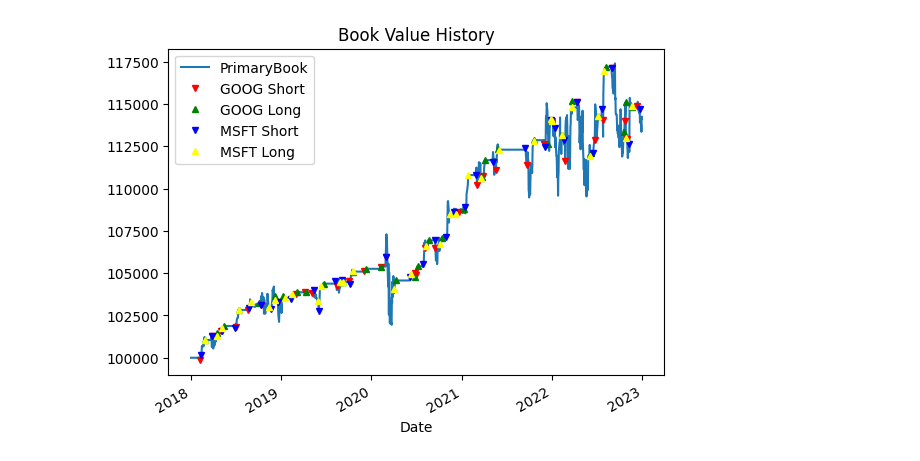
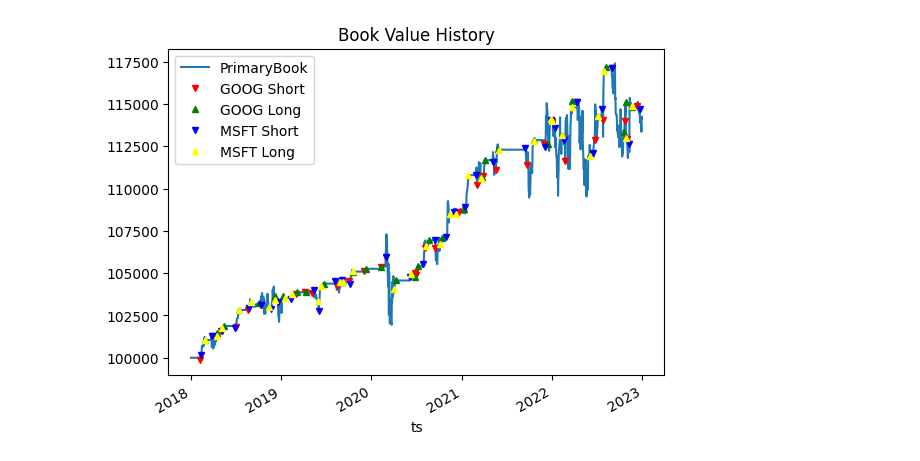
Before and after one commit to bsdz/yabte, a Jupyter notebook: notebooks/Readme_Example.ipynb, the cells around one changed output. Saved outputs shown, nothing was run; the diff lists cells and outputs as text; code cells hidden in the pictures.

```diff
--- a/notebooks/Readme_Example.ipynb
+++ b/notebooks/Readme_Example.ipynb
@@ -58,33 +58,33 @@ df_msft = pd.read_csv(data_dir / "MSFT.csv", index_col=0, parse_dates=[0])
 df_msft.columns = pd.MultiIndex.from_tuples([("MSFT", f) for f in df_msft.columns])
 
 # create a book with 100000 cash
 book = Book(name="PrimaryBook", cash="100000")
 
 # run our strategy
 sr = StrategyRunner(
     data=pd.concat([df_goog, df_msft], axis=1),
     asset_meta=asset_meta,
     strat_classes=[SMAXO],
     books=[book],
 )
 sr.run()
 
 # see the trades or book history
-th = sr.trade_history
+th = sr.transaction_history
 bch = sr.book_history.loc[:, (slice(None), "cash")]
 
 # plot the trades against book value
-bvh = sr.book_history.loc[:, (slice(None), "value")].droplevel(axis=1, level=1)
+bvh = sr.book_history.loc[:, (slice(None), "total")].droplevel(axis=1, level=1)
 ax = bvh.plot(title="Book Value History")
 
 for symbol, scol, lcol in [("GOOG", "red", "green"), ("MSFT", "blue", "yellow")]:
     long_ix = th.query(f"asset_name == '{symbol}' and quantity > 0").ts
     short_ix = th.query(f"asset_name == '{symbol}' and quantity < 0").ts
     bvh.loc[long_ix].rename(columns={"PrimaryBook": f"{symbol} Short"}).plot(
         color=scol, marker="v", markersize=5, linestyle="None", ax=ax
     )
     bvh.loc[short_ix].rename(columns={"PrimaryBook": f"{symbol} Long"}).plot(
         color=lcol, marker="^", markersize=5, linestyle="None", ax=ax
     )
 # %% [output]
-[figure, old version]
+[figure, new version]
```
Also changed, not shown: 25 other files.
